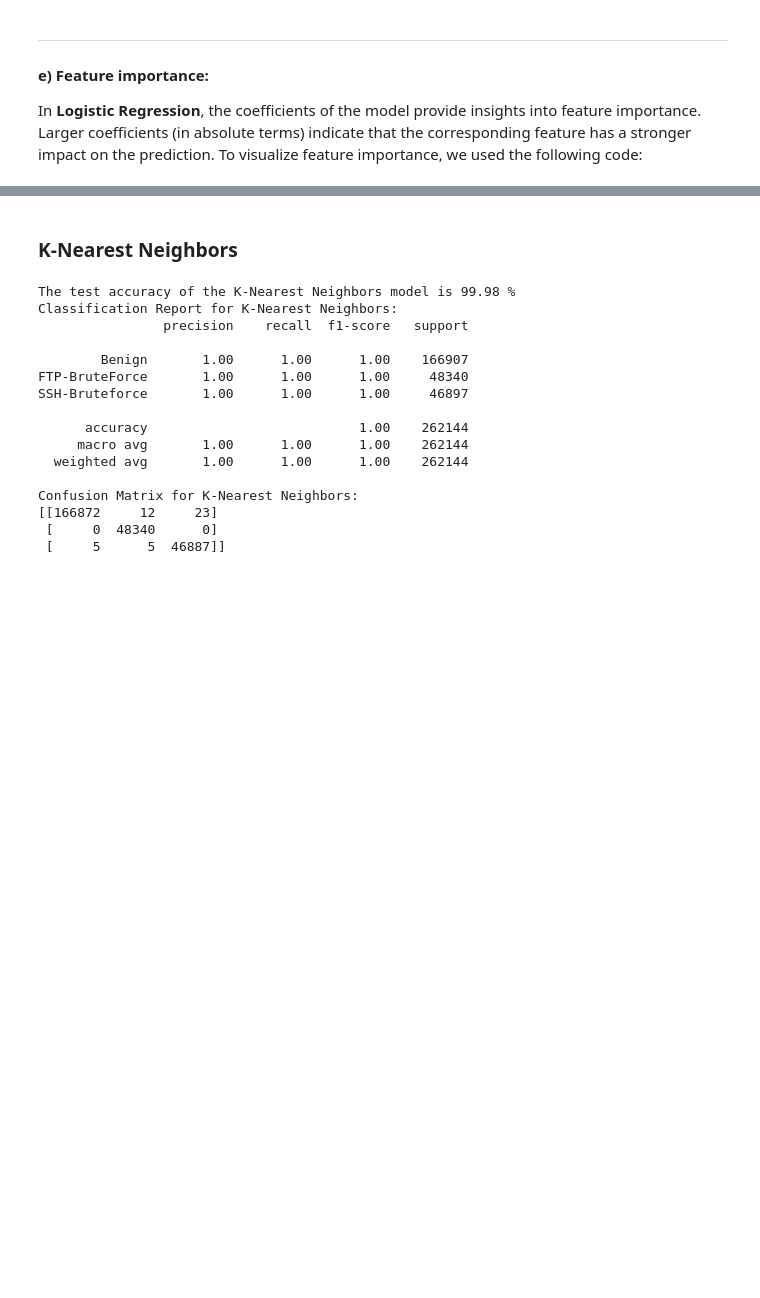
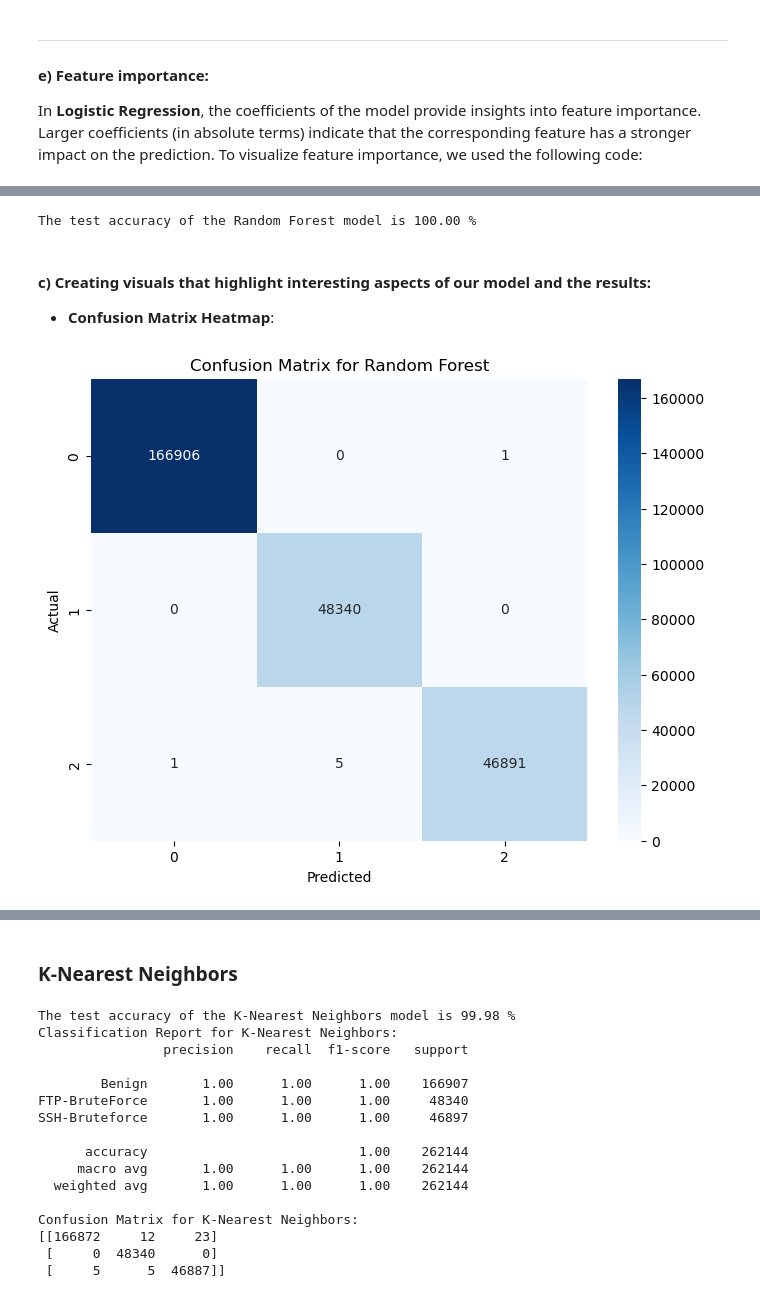
Before and after one commit to AbdullaSadoun/Cyber-Attacks-Machine-Learning, a Jupyter notebook: A2.ipynb, the cells around one changed output, grey strips where cells are left out. Cells and saved outputs as stored; diff of their text form; code cells hidden in the pictures; blank space fills up the shorter version.

```diff
--- a/A2.ipynb
+++ b/A2.ipynb
@@ -320,0 +331,35 @@ Model that is often used when the classes are not linearly separable, but are al
+# %%
+#By limiting the depth of trees, we prevent overfitting while still allowing the model to learn important patterns.
+rf_model = RandomForestClassifier(n_estimators=100, max_depth=10, random_state=42)
+rf_model.fit(X_train, y_train)
+
+# Predict on the test data
+y_pred_rf = rf_model.predict(X_test)
+
+# Evaluate the model
+accuracy_rf = rf_model.score(X_test, y_test)
+print('The test accuracy of the Random Forest model is {0:5.2f} %'.format(accuracy_rf * 100))
+# %% [output]
+The test accuracy of the Random Forest model is 100.00 %
+# %% [markdown]
+#### c) Creating visuals that highlight interesting aspects of our model and the results:
+- **Confusion Matrix Heatmap**:
+# %%
+import matplotlib.pyplot as plt
+import seaborn as sns
+from sklearn.metrics import confusion_matrix
+
+# Predict on the test data
+y_pred_rf = rf_model.predict(X_test)
+
+# Confusion matrix
+conf_matrix_rf = confusion_matrix(y_test, y_pred_rf)
+
+plt.figure(figsize=(8, 6))
+sns.heatmap(conf_matrix_rf, annot=True, fmt='d', cmap='Blues')
+plt.title('Confusion Matrix for Random Forest')
+plt.xlabel('Predicted')
+plt.ylabel('Actual')
+plt.show()
+# %% [output]
+[figure, added]
```
Also changed, not shown: parts of 37 cells of this notebook.
